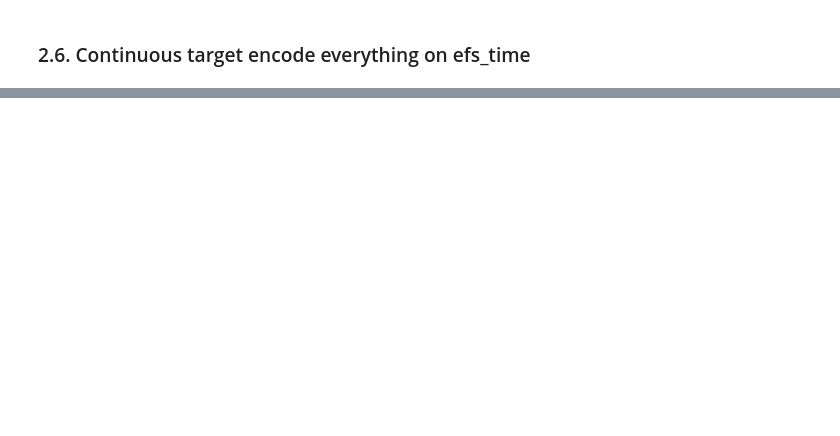
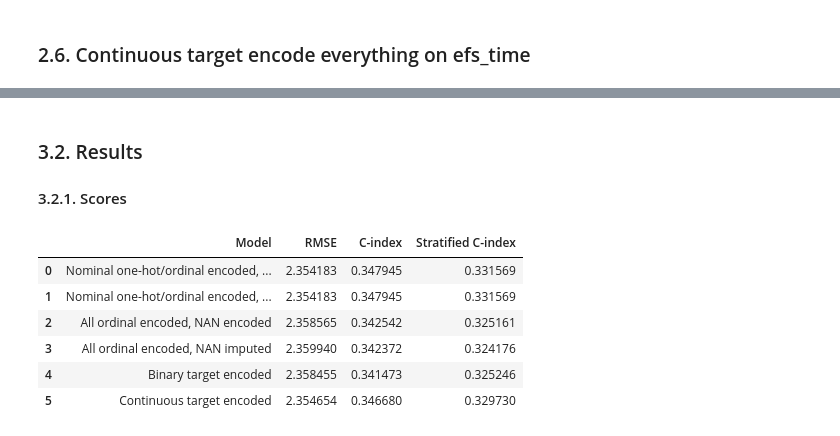
Before and after one commit to gperdrizet/HSCT_survival, a Jupyter notebook: notebooks/01.2-data_cleaning_encoding.ipynb, the cells around one changed output, grey strips where cells are left out. Cells and saved outputs as stored; diff of their text form; code cells hidden in the pictures; blank space fills up the shorter version.

```diff
--- a/notebooks/01.2-data_cleaning_encoding.ipynb
+++ b/notebooks/01.2-data_cleaning_encoding.ipynb
@@ -93,15 +140,17 @@ Labels
 # %% [markdown]
 ### 1.2. Data
 # %%
-# Load the dataset
-data_df=pd.read_parquet(translated_features_file)
+if rebuild_datasets == True:
 
-# Remove and preserve the labels
-labels_df=data_df[['efs','efs_time']]
-data_df.drop(['efs','efs_time'], axis=1, inplace=True)
+    # Load the dataset
+    data_df=pd.read_parquet(translated_features_file)
 
-# Save the unencoded 'race_group' feature
-race_group=data_df['race_group']
+    # Remove and preserve the labels
+    labels_df=data_df[['efs','efs_time']]
+    data_df.drop(['efs','efs_time'], axis=1, inplace=True)
+
+    # Save the unencoded 'race_group' feature
+    race_group=data_df['race_group']
 # %% [markdown]
 ## 2. Encoding and NAN handling schemes
 
@@ -478,0 +525,34 @@ memory usage: 13.0+ MB
+# %% [markdown]
+### 3.2. Results
+
+#### 3.2.1. Scores
+# %%
+scoring_results={
+    'Model': [],
+    'RMSE': [],
+    'C-index': [],
+    'Stratified C-index': []
+}
+
+for dataset in predictions.keys():
+
+    scoring_results=helper_funcs.score_predictions(
+        dataset,
+        predictions[dataset],
+        labels[dataset]['efs_time'].values,
+        labels[dataset]['efs'].values,
+        race_groups[dataset],
+        labels[dataset].index,
+        results=scoring_results
+    )
+
+scoring_results_df=pd.DataFrame(scoring_results)
+scoring_results_df.head(len(scoring_results_df))
+# %% [output]
+|  | Model | RMSE | C-index | Stratified C-index |
+| 0 | Nominal one-hot/ordinal encoded, ... | 2.354183 | 0.347945 | 0.331569 |
+| 1 | Nominal one-hot/ordinal encoded, ... | 2.354183 | 0.347945 | 0.331569 |
+| 2 | All ordinal encoded, NAN encoded | 2.358565 | 0.342542 | 0.325161 |
+| 3 | All ordinal encoded, NAN imputed | 2.359940 | 0.342372 | 0.324176 |
+| 4 | Binary target encoded | 2.358455 | 0.341473 | 0.325246 |
+| 5 | Continuous target encoded | 2.354654 | 0.346680 | 0.329730 |
```
Also changed, not shown: parts of 22 cells of this notebook, 3 other files.
